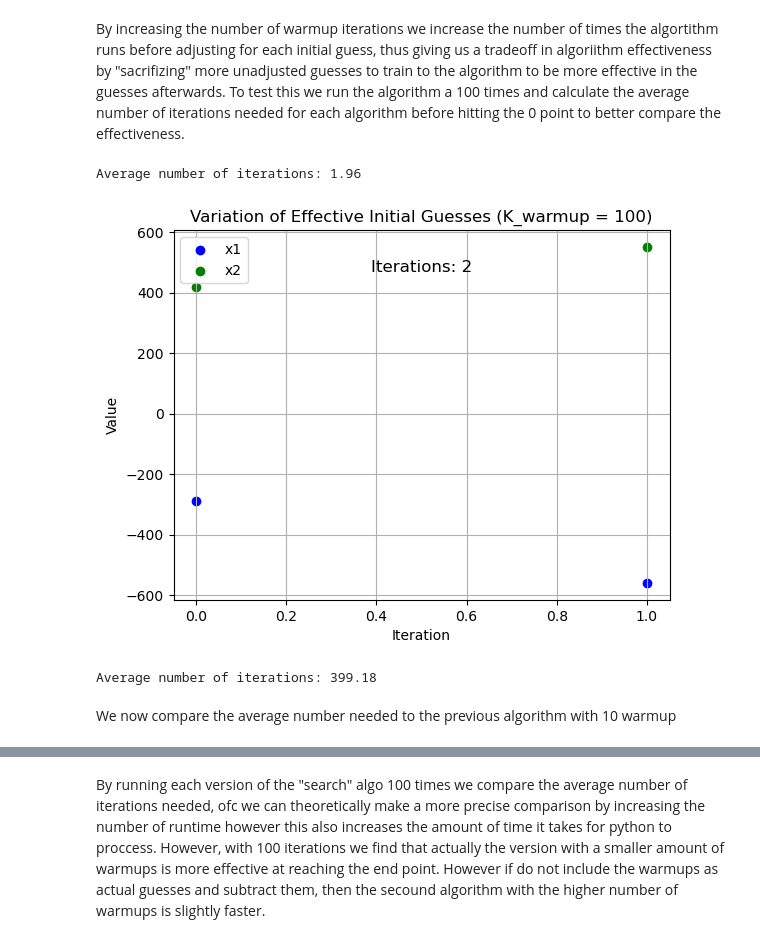
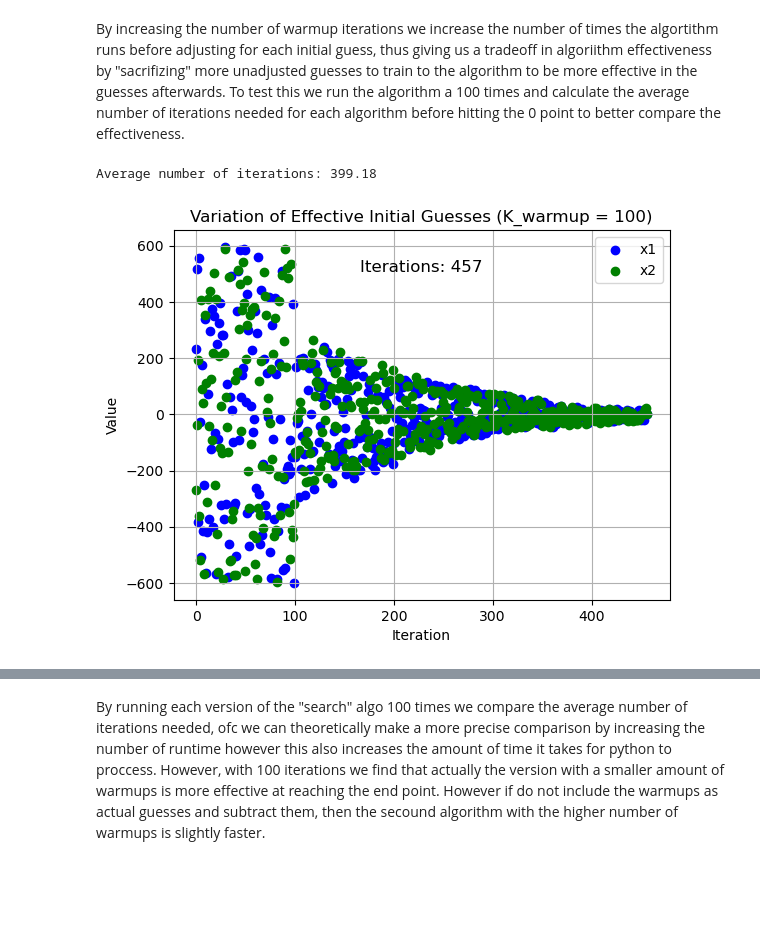
Before and after one commit to NumEconCopenhagen/projects-2023-best-team, a Jupyter notebook: Exam-2023-Lucas.ipynb, the cells around one changed output, grey strips where cells are left out. Cells and saved outputs as stored; diff of their text form; code cells hidden in the pictures; blank space fills up the shorter version.

```diff
--- a/Exam-2023-Lucas.ipynb
+++ b/Exam-2023-Lucas.ipynb
@@ -586,7 +584,6 @@ The optimizer in Step 3.E is `BFGS` with a tolerance of $\tau$.
 # %% [markdown]
 **Question 1:** Implement the refined global optimizer with multi-start. Illustrate how the effective initial guesses $\mathbf{x}^{k0}$ vary with the iteration counter $k$.
 # %%
-#Nyt fra Andreas
 import numpy as np
 import matplotlib.pyplot as plt
 np.random.seed(0)
@@ -597,7 +594,7 @@ def griewank(x):
     return griewank_(x[0], x[1])
 
 def griewank_(x1, x2):
-    A = x1 * 2 / 4000 + x2 * 2 / 4000
+    A = x1 ** 2 / 4000 + x2 ** 2 / 4000
     B = np.cos(x1 / np.sqrt(1)) * np.cos(x2 / np.sqrt(2))
     return A - B + 1
 
@@ -744,7 +671,6 @@ The Grievwank function is a function with an abundant amount of local maxima and
 # %% [markdown]
 By increasing the number of warmup iterations we increase the number of times the algortithm runs before adjusting for each initial guess, thus giving us a tradeoff in algoriithm effectiveness by "sacrifizing" more unadjusted guesses to train to the algorithm to be more effective in the guesses afterwards. To test this we run the algorithm a 100 times and calculate the average number of iterations needed for each algorithm before hitting the 0 point to better compare the effectiveness.
 # %%
-#nyt fra Andreas
 import numpy as np
 import matplotlib.pyplot as plt
 np.random.seed(0)
@@ -757,7 +683,7 @@ def griewank(x):
     return griewank_(x[0], x[1])
 
 def griewank_(x1, x2):
-    A = x1 * 2 / 4000 + x2 * 2 / 4000
+    A = x1 ** 2 / 4000 + x2 ** 2 / 4000
     B = np.cos(x1 / np.sqrt(1)) * np.cos(x2 / np.sqrt(2))
     return A - B + 1
 
@@ -798,98 +724,32 @@ num_runs = 100
 iterations_list = []
 
 # Run the algorithm multiple times
 for _ in range(num_runs):
     _, _, iterations = refined_global_optimizer(bounds, tau, K_warmup, K, optimizer)
     iterations_list.append(iterations)
 
 # Calculate the average number of iterations
 avg_iterations = np.mean(iterations_list)
 
 # Print the average number of iterations
 print(f"Average number of iterations: {avg_iterations}")
 
 # Run refined global optimizer and plot the variation of effective initial guesses
 x_star, x0_values, iterations = refined_global_optimizer(bounds, tau, K_warmup, K, optimizer)
 x0_values = np.array(x0_values)
 x1_values = x0_values[:, 0]
 x2_values = x0_values[:, 1]
 
 plt.scatter(range(len(x1_values)), x1_values, c='blue', label='x1')
 plt.scatter(range(len(x2_values)), x2_values, c='green', label='x2')
 plt.xlabel('Iteration')
 plt.ylabel('Value')
 plt.title(f'Variation of Effective Initial Guesses (K_warmup = {K_warmup})')
 plt.legend()
 plt.grid(True)
 plt.text(0.5, 0.9, f'Iterations: {iterations}', transform=plt.gca().transAxes, ha='center', va='center', fontsize=12)
 
 plt.show()
 # %% [output]
-Average number of iterations: 1.96
+Average number of iterations: 399.18
-[figure, old version]
+[figure, new version]
-# %%
-# Set random seed
-np.random.seed(0)
-
-def objective_function(x):
-    return griewank([x[0], x[1]])
-
-def griewank(x):
-    return griewank_(x[0], x[1])
-
-def griewank_(x1, x2):
-    A = x1 ** 2 / 4000 + x2 ** 2 / 4000
-    B = np.cos(x1 / np.sqrt(1)) * np.cos(x2 / np.sqrt(2))
-    return A - B + 1
-
-def refined_global_optimizer(bounds, tau, K_warmup, K, optimizer):
-    x_star = None
-    x0_values = []
-
-    for k in range(K):
-        x_k = np.random.uniform(bounds[0], bounds[1], size=2)
-
-        if k >= K_warmup:
-            chi_k = 0.50 * (2 / (1 + np.exp((k - K_warmup) / 100)))
-            x_k0 = chi_k * x_k + (1 - chi_k) * x_star
-        else:
-            x_k0 = x_k
-
-        res = minimize(objective_function, x_k0, method=optimizer, tol=tau)
-        x_k_star = res.x
-
-        if x_star is None or objective_function(x_k_star) < objective_function(x_star):
-            x_star = x_k_star
-
-        x0_values.append(x_k0)
-
-        if objective_function(x_star) < tau:
-            break
-
-    return x_star, x0_values, k+1
-
-# Settings
-bounds = [-600, 600]
-tau = 1e-8
-K_warmup = 100
-K = 1000
-optimizer = 'BFGS'
-num_runs = 100
-
-# Initialize list to store the number of iterations
-iterations_list = []
-
-# Run the algorithm multiple times
-for _ in range(num_runs):
-    _, _, iterations = refined_global_optimizer(bounds, tau, K_warmup, K, optimizer)
-    iterations_list.append(iterations)
-
-# Calculate the average number of iterations
-avg_iterations = np.mean(iterations_list)
-
-# Print the average number of iterations
-print(f"Average number of iterations: {avg_iterations}")
-# %% [output]
-Average number of iterations: 399.18
-# %% [markdown]
-We now compare the average number needed to the previous algorithm with 10 warmup
```
Also changed, not shown: parts of 28 cells of this notebook, 1 other file.
